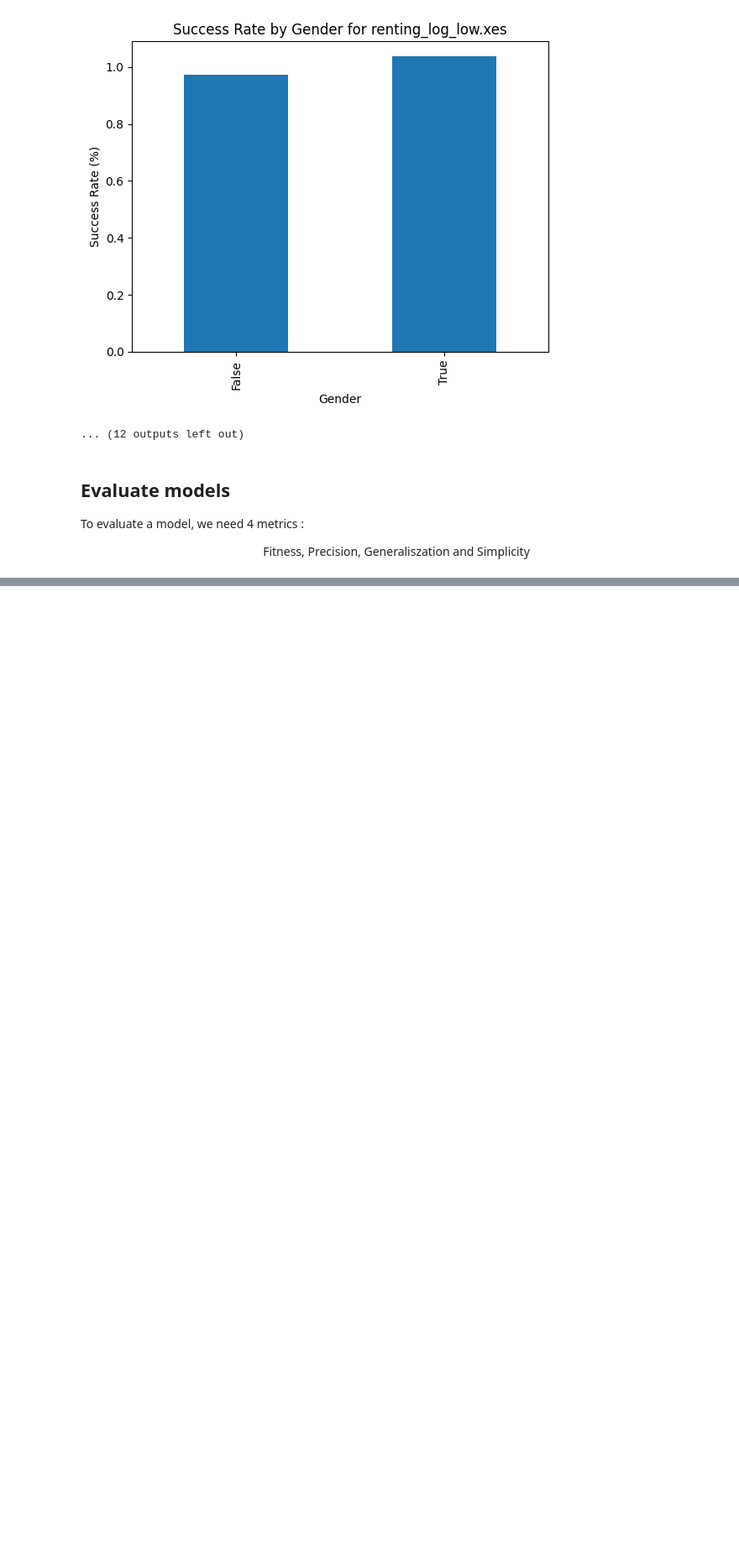
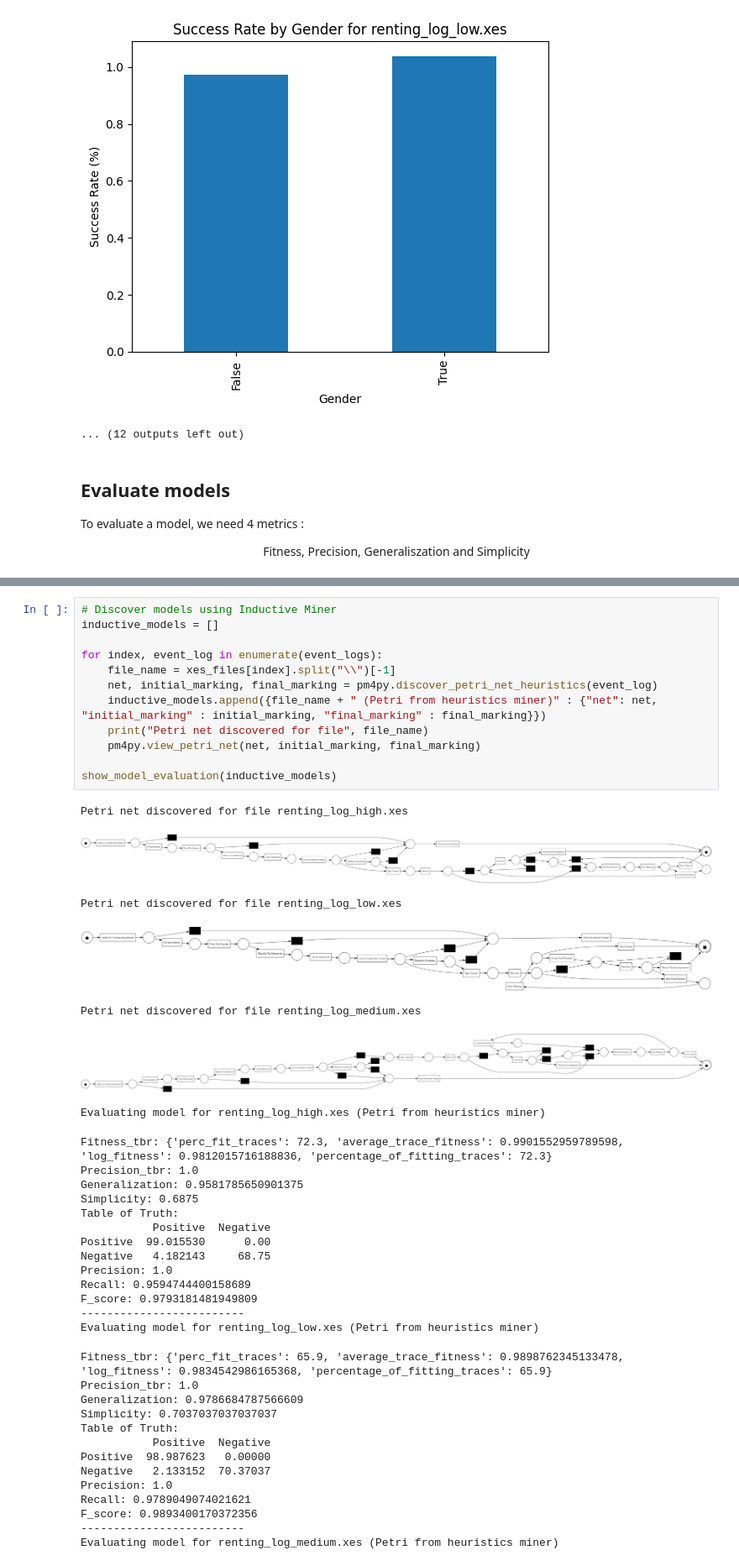
Before and after one commit to lrassindrame/Case_study_renting, a Jupyter notebook: case_study_renting.ipynb, the cells around one changed output, grey strips where cells are left out. Shown at 84% size. Cells and saved outputs as stored; diff of their text form; blank space fills up the shorter version.

```diff
--- a/case_study_renting.ipynb
+++ b/case_study_renting.ipynb
@@ -215,0 +301,46 @@ F-score: 0.7005242137265957
+# %%
+# Discover models using Inductive Miner
+inductive_models = []
+
+for index, event_log in enumerate(event_logs):
+    file_name = xes_files[index].split("\\")[-1]
+    net, initial_marking, final_marking = pm4py.discover_petri_net_heuristics(event_log)
+    inductive_models.append({file_name + " (Petri from heuristics miner)" : {"net": net, "initial_marking" : initial_marking, "final_marking" : final_marking}})
+    print("Petri net discovered for file", file_name)
+    pm4py.view_petri_net(net, initial_marking, final_marking)
+
+show_model_evaluation(inductive_models)
+# %% [output]
+Petri net discovered for file renting_log_high.xes
+[figure, added]
+Petri net discovered for file renting_log_low.xes
+[figure, added]
+Petri net discovered for file renting_log_medium.xes
+[figure, added]
+Evaluating model for renting_log_high.xes (Petri from heuristics miner)
+Fitness_tbr: {'perc_fit_traces': 72.3, 'average_trace_fitness': 0.9901552959789598, 'log_fitness': 0.9812015716188836, 'percentage_of_fitting_traces': 72.3}
+Precision_tbr: 1.0
+Generalization: 0.9581785650901375
+Simplicity: 0.6875
+Table of Truth:
+           Positive  Negative
+Positive  99.015530      0.00
+Negative   4.182143     68.75
+Precision: 1.0
+Recall: 0.9594744400158689
+F_score: 0.9793181481949809
+-------------------------
+Evaluating model for renting_log_low.xes (Petri from heuristics miner)
+Fitness_tbr: {'perc_fit_traces': 65.9, 'average_trace_fitness': 0.9898762345133478, 'log_fitness': 0.9834542986165368, 'percentage_of_fitting_traces': 65.9}
+Precision_tbr: 1.0
+Generalization: 0.9786684787566609
+Simplicity: 0.7037037037037037
+Table of Truth:
+           Positive  Negative
+Positive  98.987623   0.00000
+Negative   2.133152  70.37037
+Precision: 1.0
+Recall: 0.9789049074021621
+F_score: 0.9893400170372356
+-------------------------
+Evaluating model for renting_log_medium.xes (Petri from heuristics miner)
```
Also changed, not shown: parts of 6 cells of this notebook.
